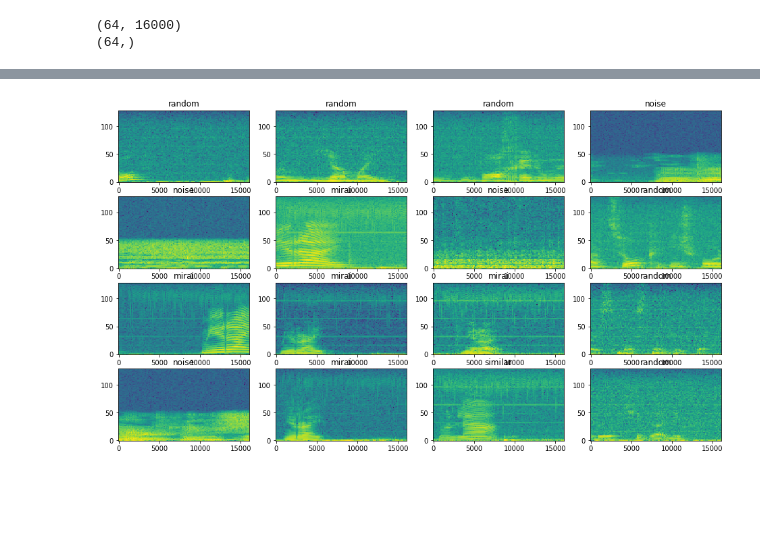
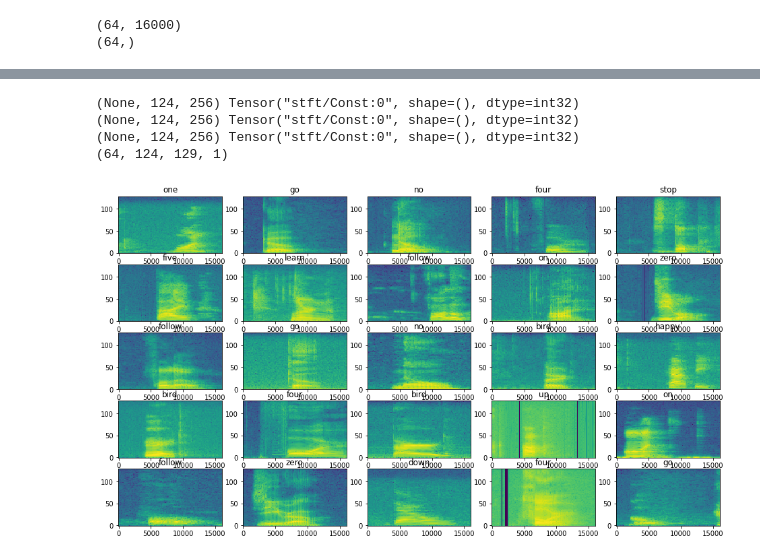
Before and after one commit to Hayk-21/Word_Recognition_on_Raspberry_Pi, a Jupyter notebook: main.ipynb, the cells around one changed output, grey strips where cells are left out. Cells and saved outputs as stored; diff of their text form; code cells hidden in the pictures; blank space fills up the shorter version.

```diff
--- a/main.ipynb
+++ b/main.ipynb
@@ -96,8 +100,8 @@ for example_audio, example_labels in train_ds.take(1):
 # %%
 # label_names[[1,1,3,0]]
 # %%
-rows = 2
-cols = 2
+rows = 3
+cols = 3
 n = rows * cols
 fig, axes = plt.subplots(rows, cols, figsize=(16, 9))
 
@@ -119,25 +123,27 @@ plt.show()
 # %%
-from MFCCs.feature import mfcc
+from MFCCs.stft import stft
 
 def get_spectrogram(waveform):
 
   # Convert the waveform to a spectrogram via a STFT.
-  spectrogram = tf.signal.stft(waveform, frame_length=255, frame_step=128)
+  # coefs, spec = mfcc(y=waveform, sr=16000, fft_size=256)
+  # spec = stft(xn=waveform, hopsize= 128, fft_size = 256)
+  spectrogram = tf.signal.stft(waveform, frame_length=256, frame_step=128)
+
   # Obtain the magnitude of the STFT.
   spectrogram = tf.abs(spectrogram)
+  # spec = tf.abs(spec)
 
   # Add a `channels` dimension, so that the spectrogram can be used
   # as image-like input data with convolution layers (which expect
   # shape (`batch_size`, `height`, `width`, `channels`).
   spectrogram = spectrogram[..., tf.newaxis]
-
+  # spec = spec[..., tf.newaxis]
   return spectrogram
 # %%
-for i in range(3):
+for i in range(2):
   label = label_names[example_labels[i]]
   waveform = example_audio[i]
-  my_spec = mfcc(waveform, sr=16000, n_mfcc=124)
-  print("my_spec shape:", my_spec[0].shape)
   spectrogram = get_spectrogram(waveform)
 
   print('Label:', label)
@@ -245,23 +200,31 @@ def make_spec_ds(ds):
 train_spectrogram_ds = make_spec_ds(train_ds)
 val_spectrogram_ds = make_spec_ds(val_ds)
 test_spectrogram_ds = make_spec_ds(test_ds)
+train = train_spectrogram_ds.take(1)
+for i in train:
+    print(i[0].shape)
+# %% [output]
+(None, 124, 256) Tensor("stft/Const:0", shape=(), dtype=int32)
+(None, 124, 256) Tensor("stft/Const:0", shape=(), dtype=int32)
+(None, 124, 256) Tensor("stft/Const:0", shape=(), dtype=int32)
+(64, 124, 129, 1)
 # %%
 for example_spectrograms, example_spect_labels in train_spectrogram_ds.take(1):
   break
 # %%
-rows = 4
-cols = 4
+rows = 5
+cols = 5
 n = rows*cols
 fig, axes = plt.subplots(rows, cols, figsize=(16, 9))
 
 for i in range(n):
     r = i // cols
     c = i % cols
     ax = axes[r][c]
     plot_spectrogram(example_spectrograms[i].numpy(), ax)
     ax.set_title(commands[example_spect_labels[i].numpy()])
 
 plt.show()
 # %% [output]
-[figure, old version]
+[figure, new version]
 # %%
```
Also changed, not shown: parts of 22 cells of this notebook, 3 other files.
